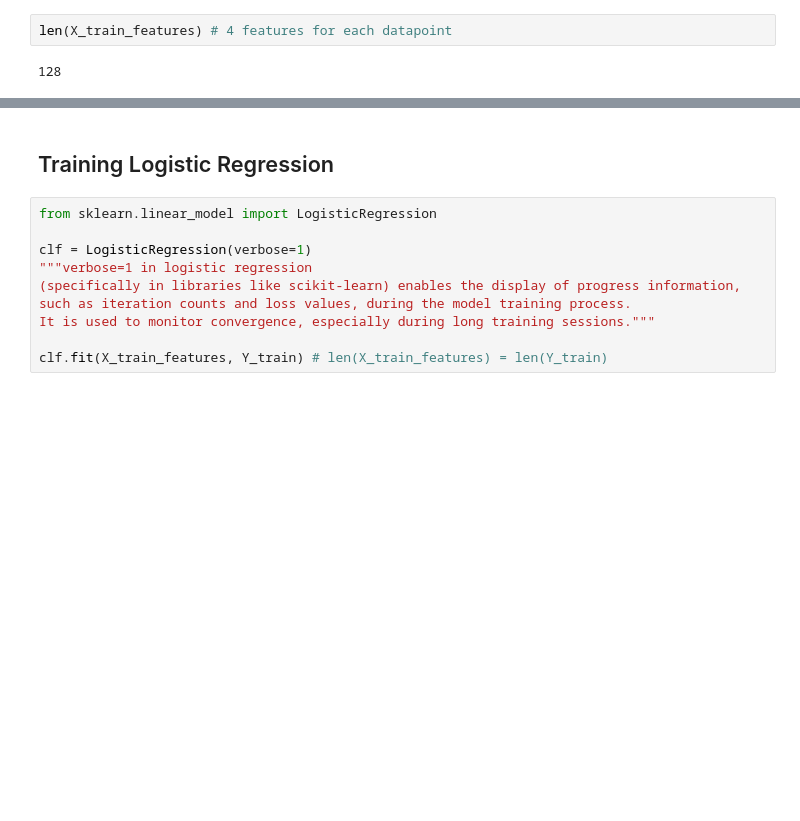
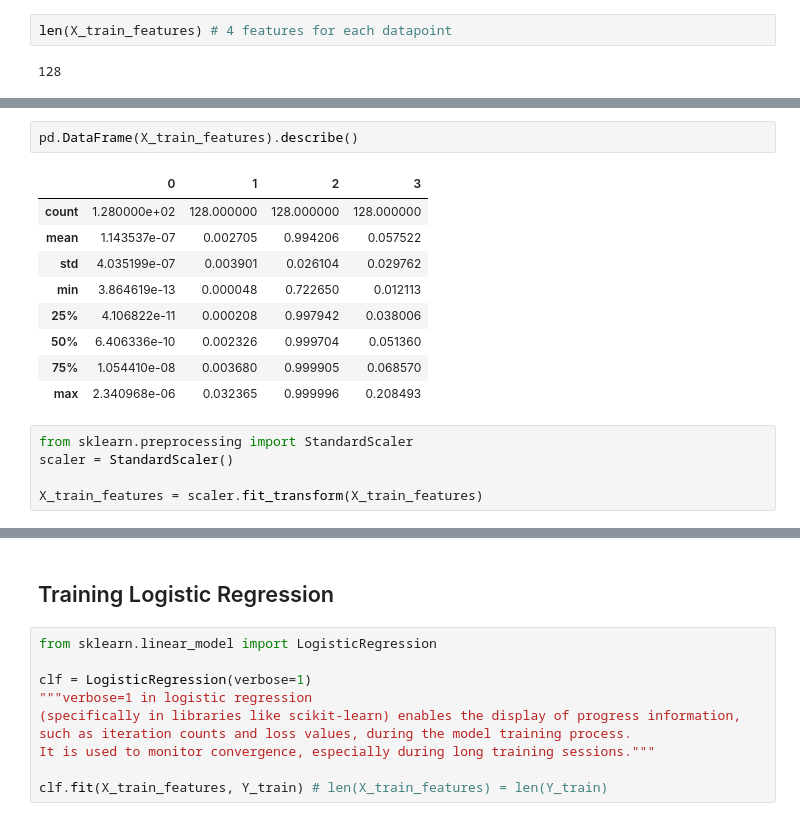
Before and after one commit to NikhilaGadge/Trustworthiness-in-AI-Token-Probability, a Jupyter notebook: hallu_eval_experiments - NG.ipynb, the cells around one changed output, grey strips where cells are left out. Drawn from its saved outputs; the diff is of its cells as text; blank space fills up the shorter version.

```diff
--- a/hallu_eval_experiments - NG.ipynb
+++ b/hallu_eval_experiments - NG.ipynb
@@ -1076,0 +1077,17 @@ X_train_features[0]
+# %%
+pd.DataFrame(X_train_features).describe()
+# %% [output]
+|  | 0 | 1 | 2 | 3 |
+| count | 1.280000e+02 | 128.000000 | 128.000000 | 128.000000 |
+| mean | 1.143537e-07 | 0.002705 | 0.994206 | 0.057522 |
+| std | 4.035199e-07 | 0.003901 | 0.026104 | 0.029762 |
+| min | 3.864619e-13 | 0.000048 | 0.722650 | 0.012113 |
+| 25% | 4.106822e-11 | 0.000208 | 0.997942 | 0.038006 |
+| 50% | 6.406336e-10 | 0.002326 | 0.999704 | 0.051360 |
+| 75% | 1.054410e-08 | 0.003680 | 0.999905 | 0.068570 |
+| max | 2.340968e-06 | 0.032365 | 0.999996 | 0.208493 |
+# %%
+from sklearn.preprocessing import StandardScaler
+scaler = StandardScaler()
+
+X_train_features = scaler.fit_transform(X_train_features)
```
Also changed, not shown: parts of 22 cells of this notebook.
